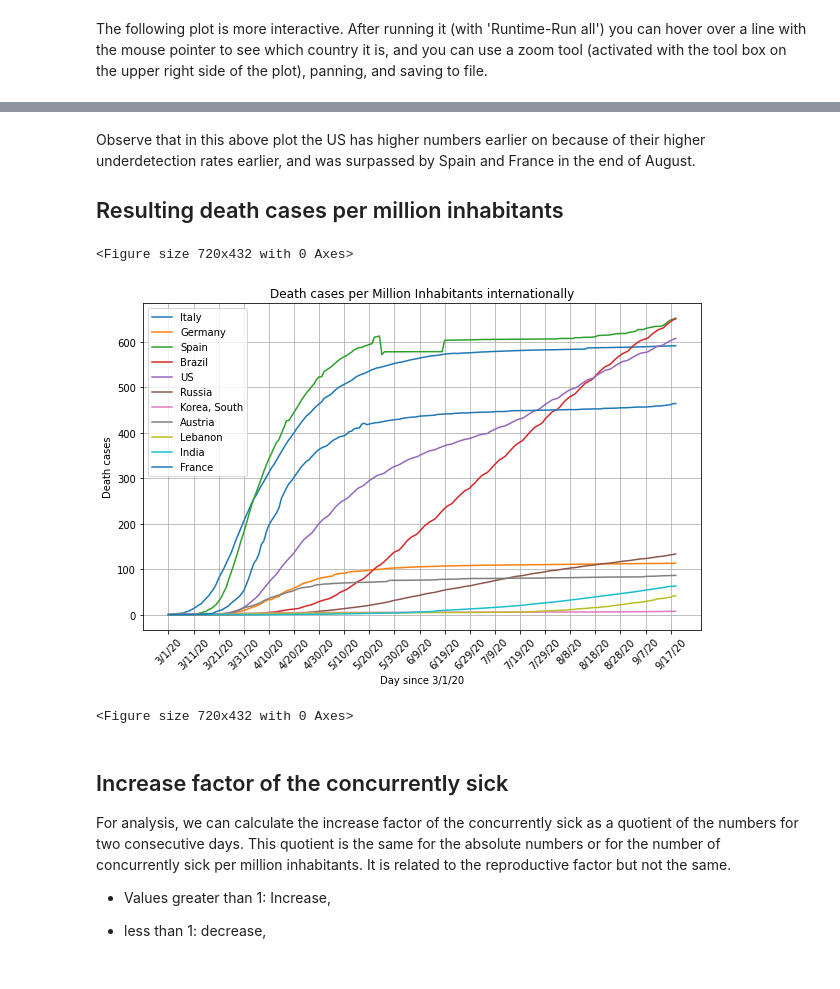
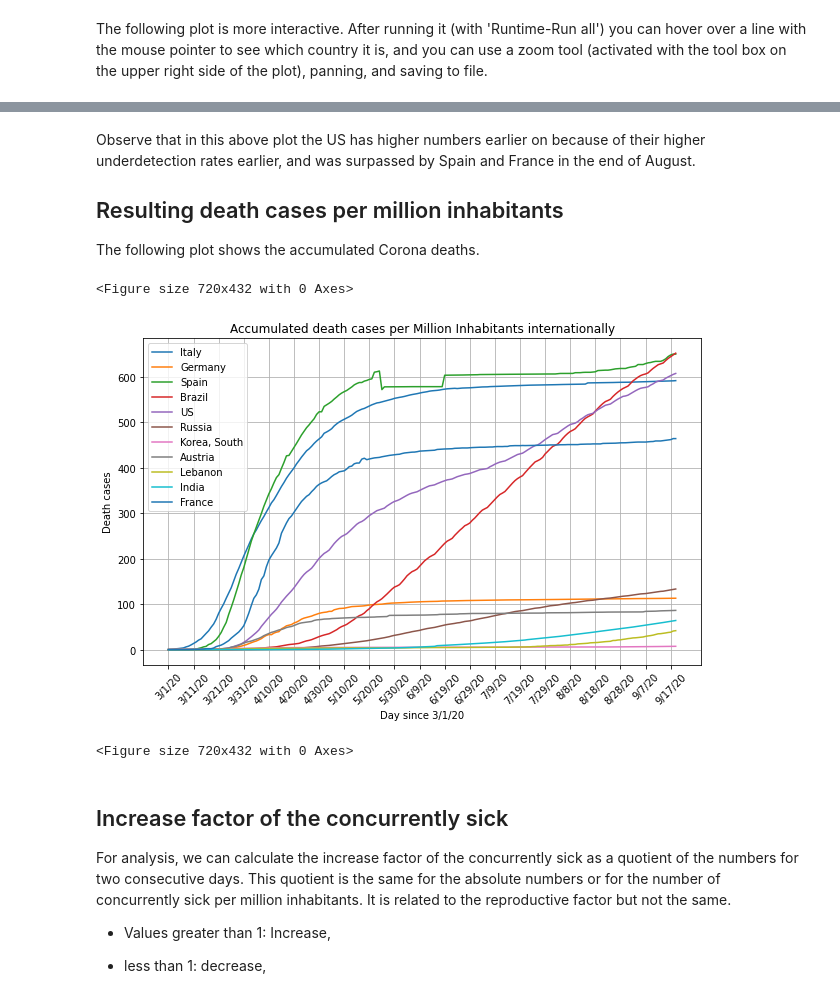
Before and after one commit to TUIlmenauAMS/CoronaComputationPrograms, a Jupyter notebook: coronaconcucrrentlysick.ipynb, the cells around one changed output, grey strips where cells are left out. Cells and saved outputs as stored; diff of their text form; code cells hidden in the pictures.

```diff
--- a/coronaconcucrrentlysick.ipynb
+++ b/coronaconcucrrentlysick.ipynb
@@ -236,24 +234,25 @@ Requirement already satisfied: pyparsing>=2.0.2 in /usr/local/lib/python3.6/dist
 Observe that in this above plot the US has higher numbers earlier on because of their higher underdetection rates earlier, and was surpassed by Spain and France in the end of August.
 
 ## Resulting death cases per million inhabitants
+The following plot shows the accumulated Corona deaths.
 # %%
 pylab.rcParams['figure.figsize'] = (10, 6)
 fig, ax = plt.subplots(1,1)
 ax.plot(dates,countrydeaths.T/population)
 ax.set_xticks(np.arange(0,len(dates),10))
 plt.xticks(rotation=45)
 #plt.plot(countrydeaths.T/population)
 plt.legend(countries)
 plt.xlabel('Day since '+startdate)
 plt.ylabel('Death cases')
 plt.grid()
-plt.title('Death cases per Million Inhabitants internationally')
+plt.title('Accumulated death cases per Million Inhabitants internationally')
 #plt.axis([1,31,0, 2])
 #plt.show()
 plt.figure()
 # %% [output]
 <Figure size 720x432 with 0 Axes>
-[figure, old version]
+[figure, new version]
 <Figure size 720x432 with 0 Axes>
 # %% [markdown]
 ## Increase factor of the concurrently sick
```
Also changed, not shown: parts of 3 cells of this notebook.
